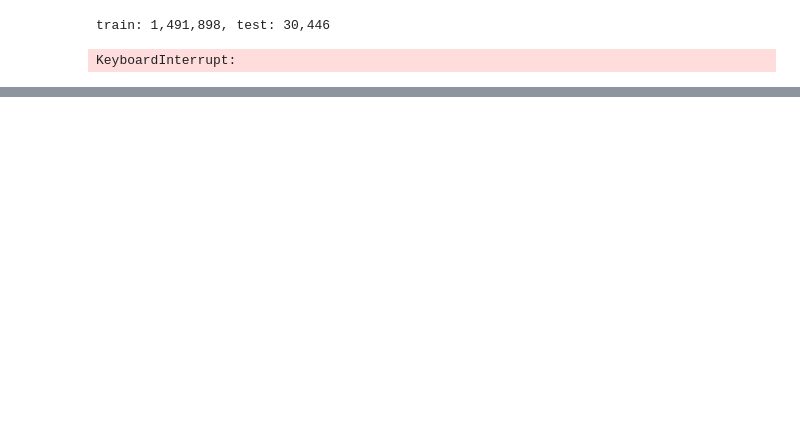
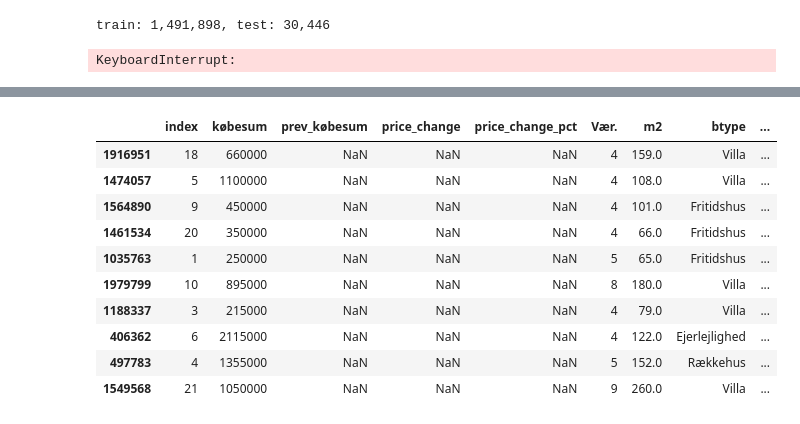
Before and after one commit to VictorJustesen/bachelor, a Jupyter notebook: automltrainer/test.ipynb, the cells around one changed output, grey strips where cells are left out. Saved outputs shown, nothing was run; the diff lists cells and outputs as text; code cells hidden in the pictures; blank space fills up the shorter version.

```diff
--- a/automltrainer/test.ipynb
+++ b/automltrainer/test.ipynb
@@ -485,0 +682,14 @@ overall mape: 2.6%
+# %%
+df.head(10)
+# %% [output]
+|  | index | købesum | prev_købesum | price_change | price_change_pct | Vær. | m2 | btype | ... |
+| 1916951 | 18 | 660000 | NaN | NaN | NaN | 4 | 159.0 | Villa | ... |
+| 1474057 | 5 | 1100000 | NaN | NaN | NaN | 4 | 108.0 | Villa | ... |
+| 1564890 | 9 | 450000 | NaN | NaN | NaN | 4 | 101.0 | Fritidshus | ... |
+| 1461534 | 20 | 350000 | NaN | NaN | NaN | 4 | 66.0 | Fritidshus | ... |
+| 1035763 | 1 | 250000 | NaN | NaN | NaN | 5 | 65.0 | Fritidshus | ... |
+| 1979799 | 10 | 895000 | NaN | NaN | NaN | 8 | 180.0 | Villa | ... |
+| 1188337 | 3 | 215000 | NaN | NaN | NaN | 4 | 79.0 | Villa | ... |
+| 406362 | 6 | 2115000 | NaN | NaN | NaN | 4 | 122.0 | Ejerlejlighed | ... |
+| 497783 | 4 | 1355000 | NaN | NaN | NaN | 5 | 152.0 | Rækkehus | ... |
+| 1549568 | 21 | 1050000 | NaN | NaN | NaN | 9 | 260.0 | Villa | ... |
```
Also changed, not shown: parts of 9 cells of this notebook, 6 other files.
